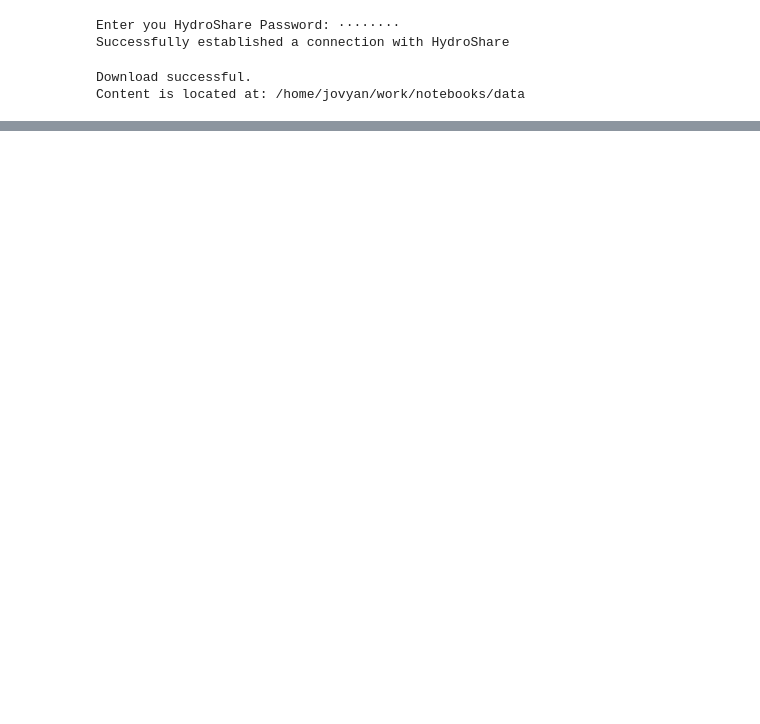
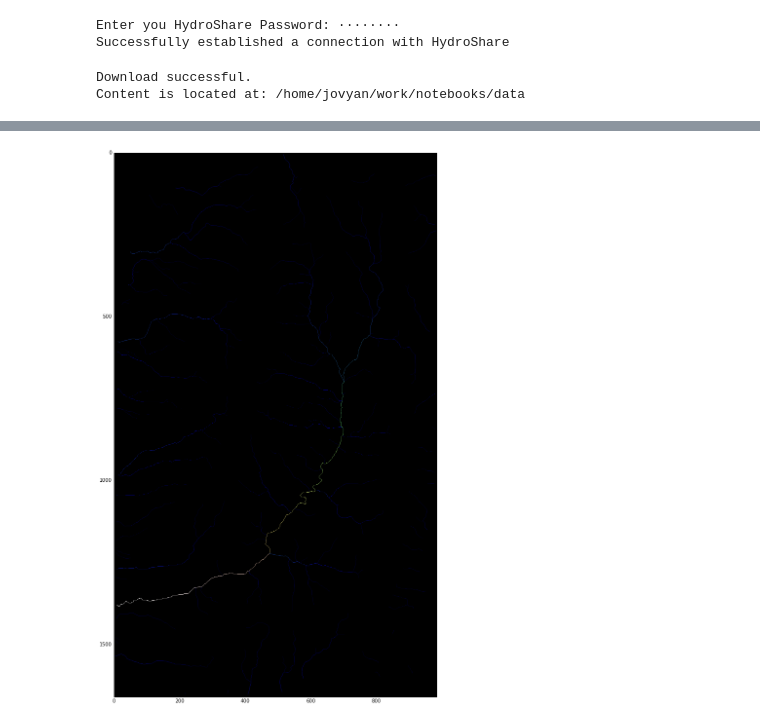
Before and after one commit to hydroshare/hydroshare-jupyterhub, a Jupyter notebook: notebooks/examples/taudem.ipynb, the cells around one changed output, grey strips where cells are left out. Cells and saved outputs as stored; diff of their text form; code cells hidden in the pictures; blank space fills up the shorter version.

```diff
--- a/notebooks/examples/taudem.ipynb
+++ b/notebooks/examples/taudem.ipynb
@@ -42,0 +112,7 @@ plt.show()
+# %%
+# Calculate D8 contributing area
+
+# set the output paths for the aread8 operation
+ad8 = os.path.join(data_directory, 'fdr.tif')  # contributing area
+cmd = 'aread8 -p %s -ad8 %s' % (fdr, ad8)
+run(cmd)
@@ -42,0 +127,5 @@ plt.show()
+# %%
+# plot the contributing area result
+plot_tiff(ad8, size=(20,20))
+# %% [output]
+[figure, added]
```
Also changed, not shown: parts of 11 cells of this notebook, 1 other file.
